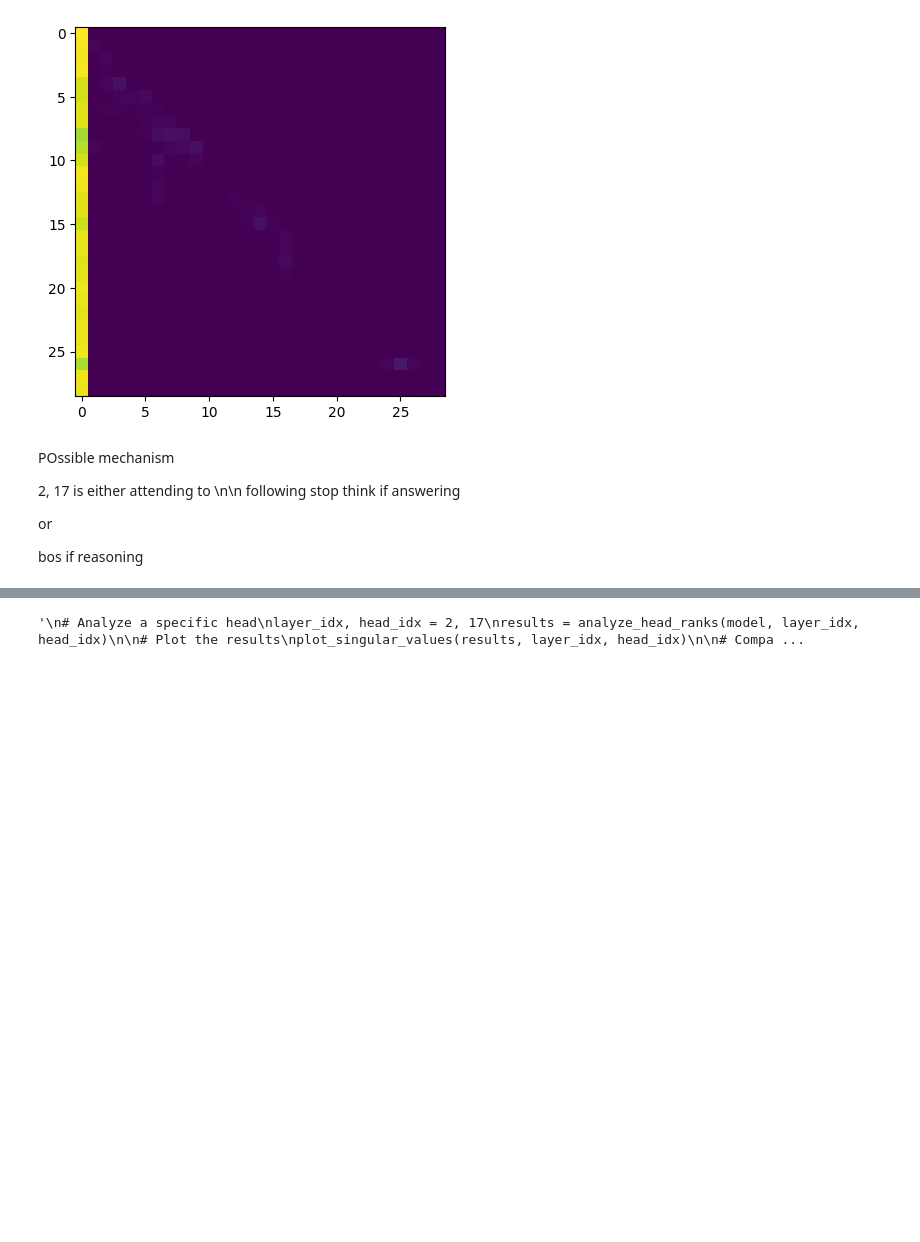
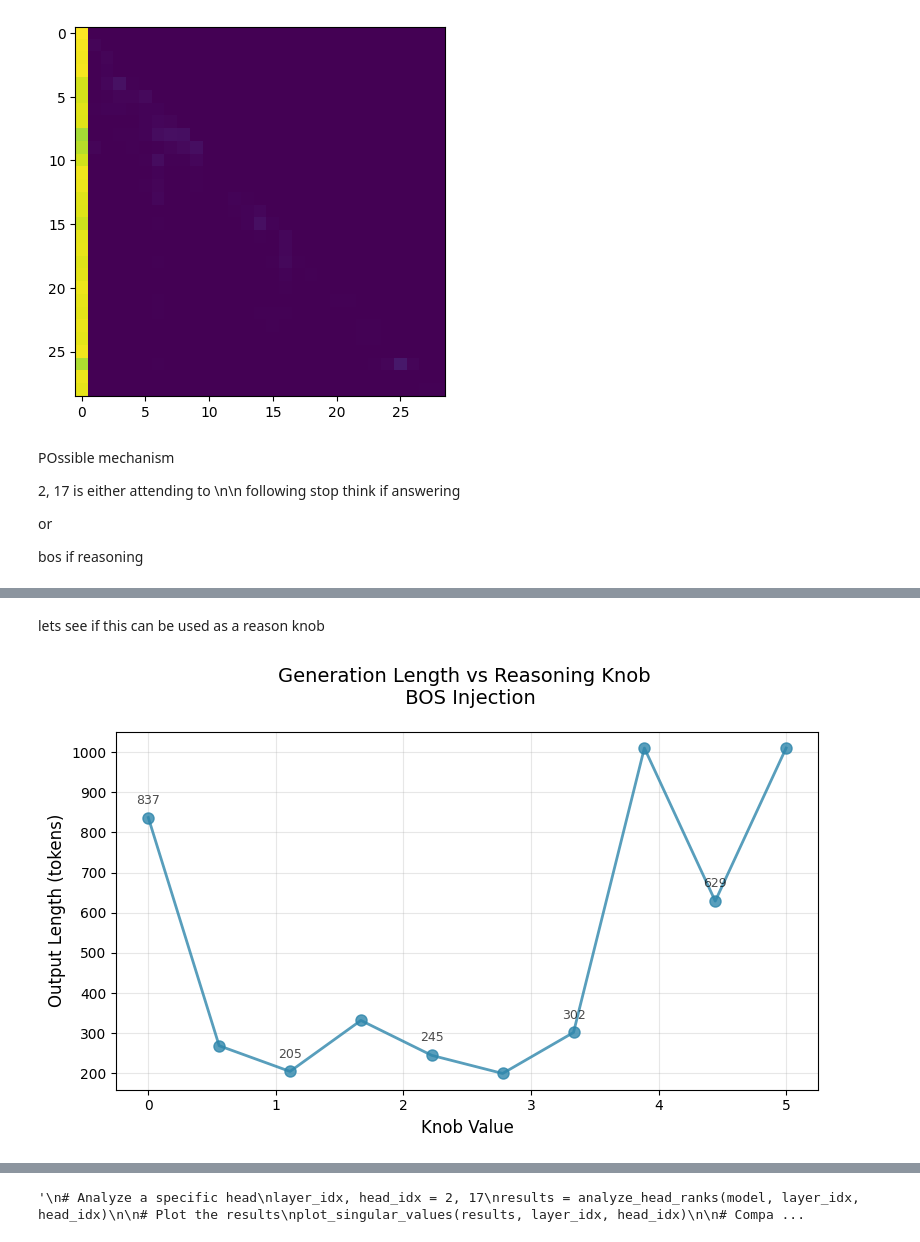
Before and after one commit to durrcommasteven/reasoning_vector_research, a Jupyter notebook: attn_analysis_2_17.ipynb, the cells around one changed output, grey strips where cells are left out. Cells and saved outputs as stored; diff of their text form; code cells hidden in the pictures; blank space fills up the shorter version.

Commit message:
new vector injection calculations

```diff
--- a/attn_analysis_2_17.ipynb
+++ b/attn_analysis_2_17.ipynb
@@ -321,0 +587,22 @@ def analyze_head_attention_sources(model, head, prompt: str, source_idx: int):
+# %% [markdown]
+lets see if this can be used as a reason knob
+# %%
+reason_knob_values = np.linspace(0, 5, 10)
+
+all_outs = []
+all_out_lengths = []
+all_knob_values = []
+
+for knob_value in reason_knob_values:
+    current_out = simple_patch_generate(
+        patch_prompt=reason_prompt,
+        target_heads=[(2, 17),],
+        base_prompt=None,
+        max_new_tokens = 1000,
+        scale = 1.4,
+        injection_tensor = knob_value*bos_values['vector']/bos_values['vector'].norm(dim=0),
+        temp = 0.6,
+    )
+    all_outs.append(current_out)
+    all_out_lengths.append(len(model.to_str_tokens(current_out)))
+    all_knob_values.append(knob_value)
@@ -321,0 +629,23 @@ def analyze_head_attention_sources(model, head, prompt: str, source_idx: int):
+# %%
+# Create the plot
+plt.figure(figsize=(8, 5))
+plt.plot(all_knob_values, all_out_lengths, 'o-',
+         color='#2E86AB', linewidth=2, markersize=8, alpha=0.8)
+
+# Styling
+plt.xlabel('Knob Value', fontsize=12)
+plt.ylabel('Output Length (tokens)', fontsize=12)
+plt.title('Generation Length vs Reasoning Knob \n BOS Injection', fontsize=14, pad=20)
+plt.grid(True, alpha=0.3)
+plt.tight_layout()
+
+# Optional: Add value annotations for key points
+for i in range(0, len(all_knob_values), 2):  # Every other point
+    plt.annotate(f'{all_out_lengths[i]}',
+                (all_knob_values[i], all_out_lengths[i]),
+                textcoords="offset points", xytext=(0,10), ha='center',
+                fontsize=9, alpha=0.7)
+
+plt.show()
+# %% [output]
+[figure, added]
```
Also changed, not shown: parts of 29 cells of this notebook.
